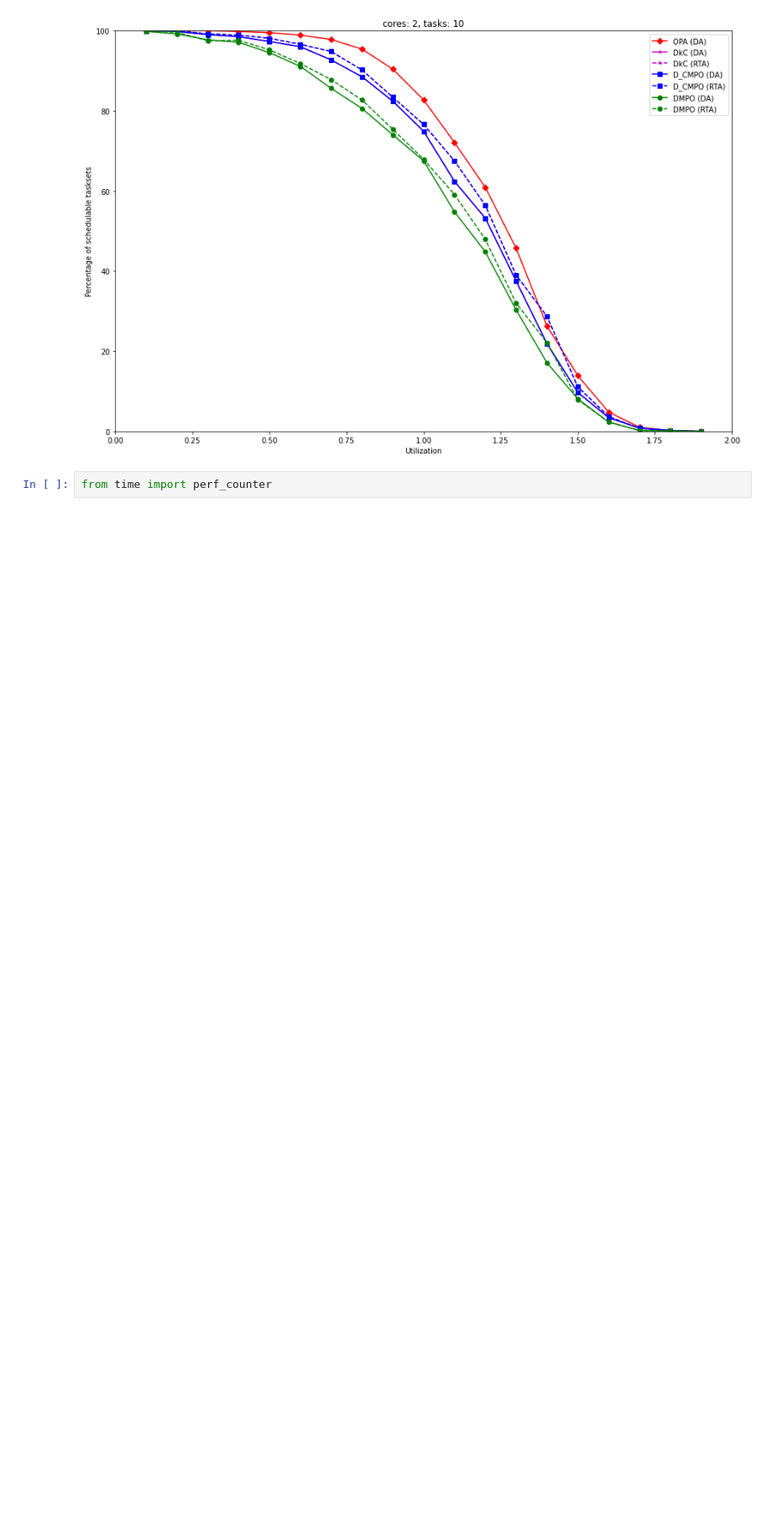
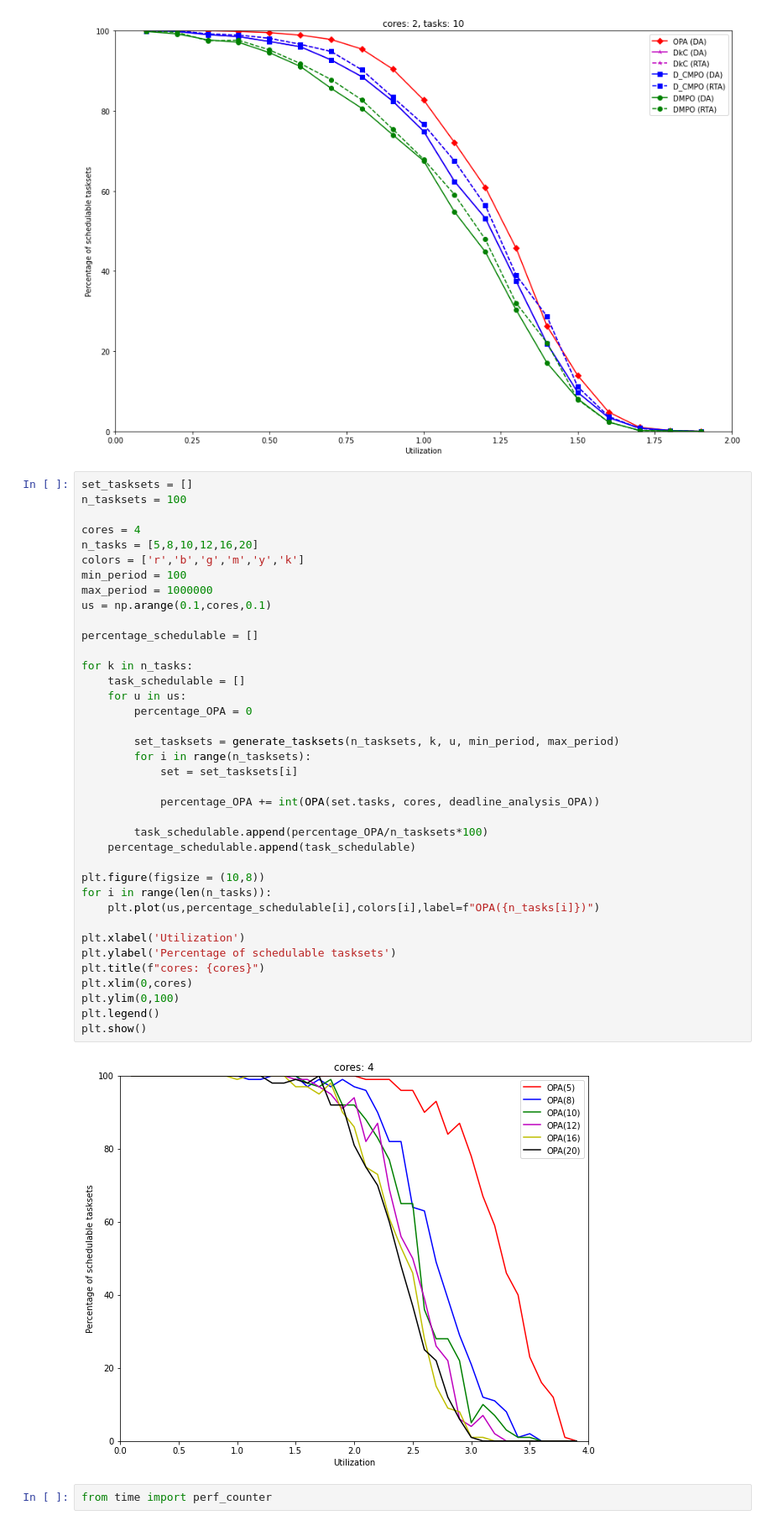
Before and after one commit to BuzzingTaz/RTES-Project, a Jupyter notebook: project.ipynb, the cells around one changed output. Shown at 84% size. Cells and saved outputs as stored; diff of their text form; blank space fills up the shorter version.

```diff
--- a/project.ipynb
+++ b/project.ipynb
@@ -330,6 +330,46 @@ plt.legend()
 plt.show()
 # %% [output]
 [figure]
+# %%
+set_tasksets = []
+n_tasksets = 100
+
+cores = 4
+n_tasks = [5,8,10,12,16,20]
+colors = ['r','b','g','m','y','k']
+min_period = 100
+max_period = 1000000
+us = np.arange(0.1,cores,0.1)
+
+percentage_schedulable = []
+
+for k in n_tasks:
+    task_schedulable = []
+    for u in us:
+        percentage_OPA = 0
+
+        set_tasksets = generate_tasksets(n_tasksets, k, u, min_period, max_period)
+        for i in range(n_tasksets):
+            set = set_tasksets[i]
+
+            percentage_OPA += int(OPA(set.tasks, cores, deadline_analysis_OPA))
+
+        task_schedulable.append(percentage_OPA/n_tasksets*100)
+    percentage_schedulable.append(task_schedulable)
+
+plt.figure(figsize = (10,8))
+for i in range(len(n_tasks)):
+    plt.plot(us,percentage_schedulable[i],colors[i],label=f"OPA({n_tasks[i]})")
+
+plt.xlabel('Utilization')
+plt.ylabel('Percentage of schedulable tasksets')
+plt.title(f"cores: {cores}")
+plt.xlim(0,cores)
+plt.ylim(0,100)
+plt.legend()
+plt.show()
+# %% [output]
+[figure, added]
 # %%
 from time import perf_counter
 # %%
```
Also changed, not shown: parts of 2 cells of this notebook, 1 other file.
